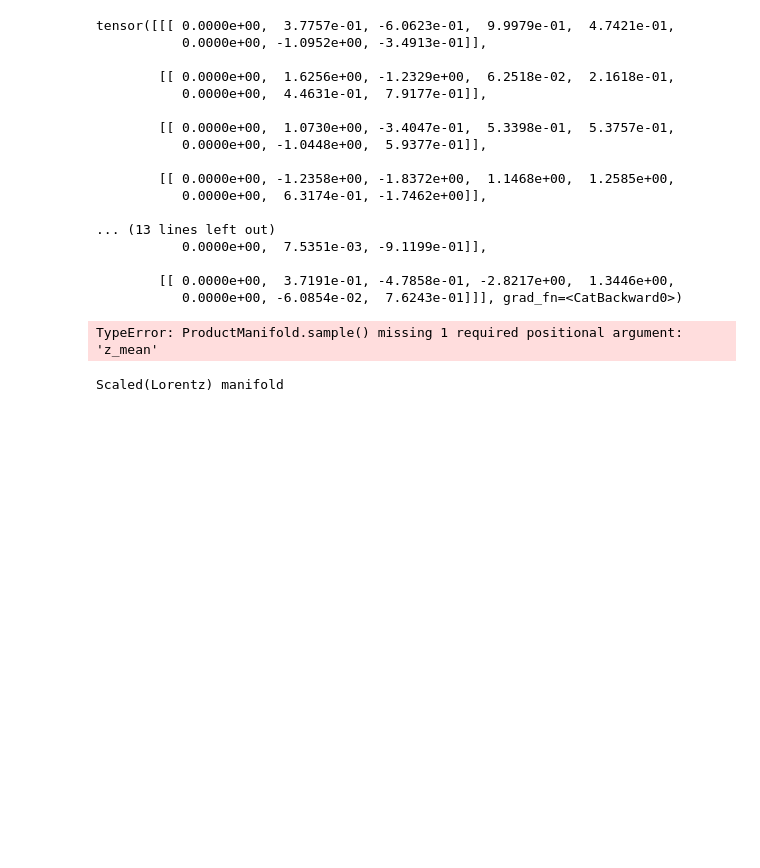
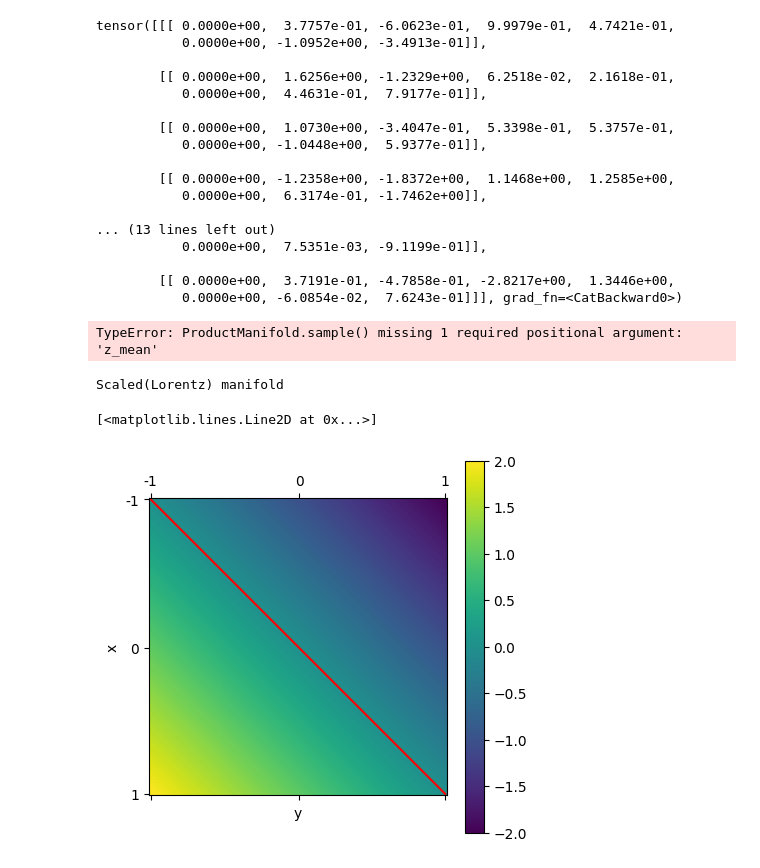
Before and after one commit to qc2321/embedders, a Jupyter notebook: notebooks/scratch.ipynb, the cells around one changed output. Saved outputs shown, nothing was run; the diff lists cells and outputs as text; code cells hidden in the pictures; blank space fills up the shorter version.

```diff
--- a/notebooks/scratch.ipynb
+++ b/notebooks/scratch.ipynb
@@ -71,3 +71,24 @@ _m.expmap
 Scaled(Lorentz) manifold
 # %%
 import numpy as np
+# %%
+import numpy as np
+import matplotlib.pyplot as plt
+
+x = np.linspace(-1, 1, 100)
+y = np.linspace(-1, 1, 100)
+
+diffs = x[:, None] - y[None, :]
+
+plt.matshow(diffs)
+plt.ylabel('x')
+plt.yticks([0, 50, 99], [-1, 0, 1])
+plt.xlabel('y')
+plt.xticks([0, 50, 99], [-1, 0, 1])
+plt.colorbar()
+
+# We want to learn y = x
+plt.plot([0, 99], [0, 99], 'r')
+# %% [output]
+[<matplotlib.lines.Line2D at 0x...>]
+[figure, added]
```
Also changed, not shown: parts of 5 cells of this notebook, 8 other files.
